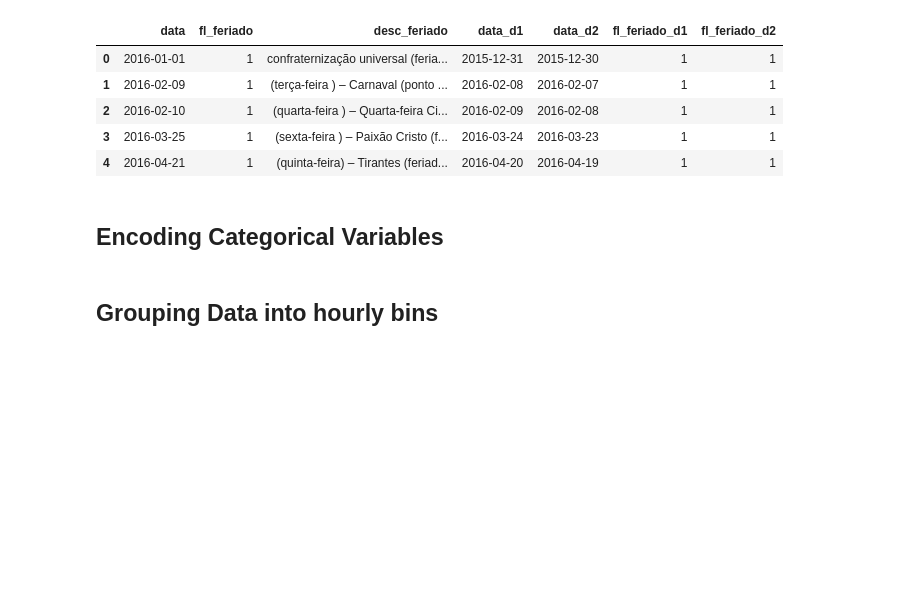
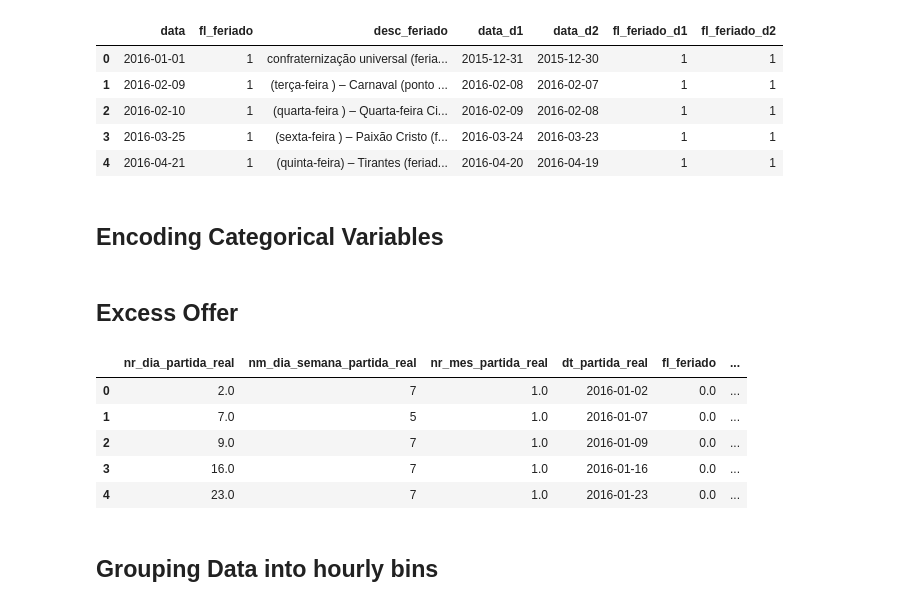
Before and after one commit to welberthdouglas/Civil_Aviation_ML, a Jupyter notebook: CA_SP-RJ.ipynb, the cells around one changed output. Saved outputs shown, nothing was run; the diff lists cells and outputs as text; code cells hidden in the pictures; blank space fills up the shorter version.

```diff
--- a/CA_SP-RJ.ipynb
+++ b/CA_SP-RJ.ipynb
@@ -126,3 +134,5 @@ df_sp.replace(cat_encoding, inplace = True)
 # %%
 # Droping variables
 df_sp.drop(['id_basica','sg_empresa_icao','nr_etapa','hr_partida_real','nr_ano_partida_real','dt_chegada_real','hr_chegada_real','nm_mes_partida_real'],axis=1, inplace=True)
+# %% [markdown]
+## Excess Offer
@@ -129,3 +141,12 @@ df_sp.drop(['id_basica','sg_empresa_icao','nr_etapa','hr_partida_real','nr_ano_p
+# %%
+df_sp.head()
+# %% [output]
+|  | nr_dia_partida_real | nm_dia_semana_partida_real | nr_mes_partida_real | dt_partida_real | fl_feriado | ... |
+| 0 | 2.0 | 7 | 1.0 | 2016-01-02 | 0.0 | ... |
+| 1 | 7.0 | 5 | 1.0 | 2016-01-07 | 0.0 | ... |
+| 2 | 9.0 | 7 | 1.0 | 2016-01-09 | 0.0 | ... |
+| 3 | 16.0 | 7 | 1.0 | 2016-01-16 | 0.0 | ... |
+| 4 | 23.0 | 7 | 1.0 | 2016-01-23 | 0.0 | ... |
 # %% [markdown]
 ## Grouping Data into hourly bins
 # %%
```
Also changed, not shown: parts of 26 cells of this notebook.
